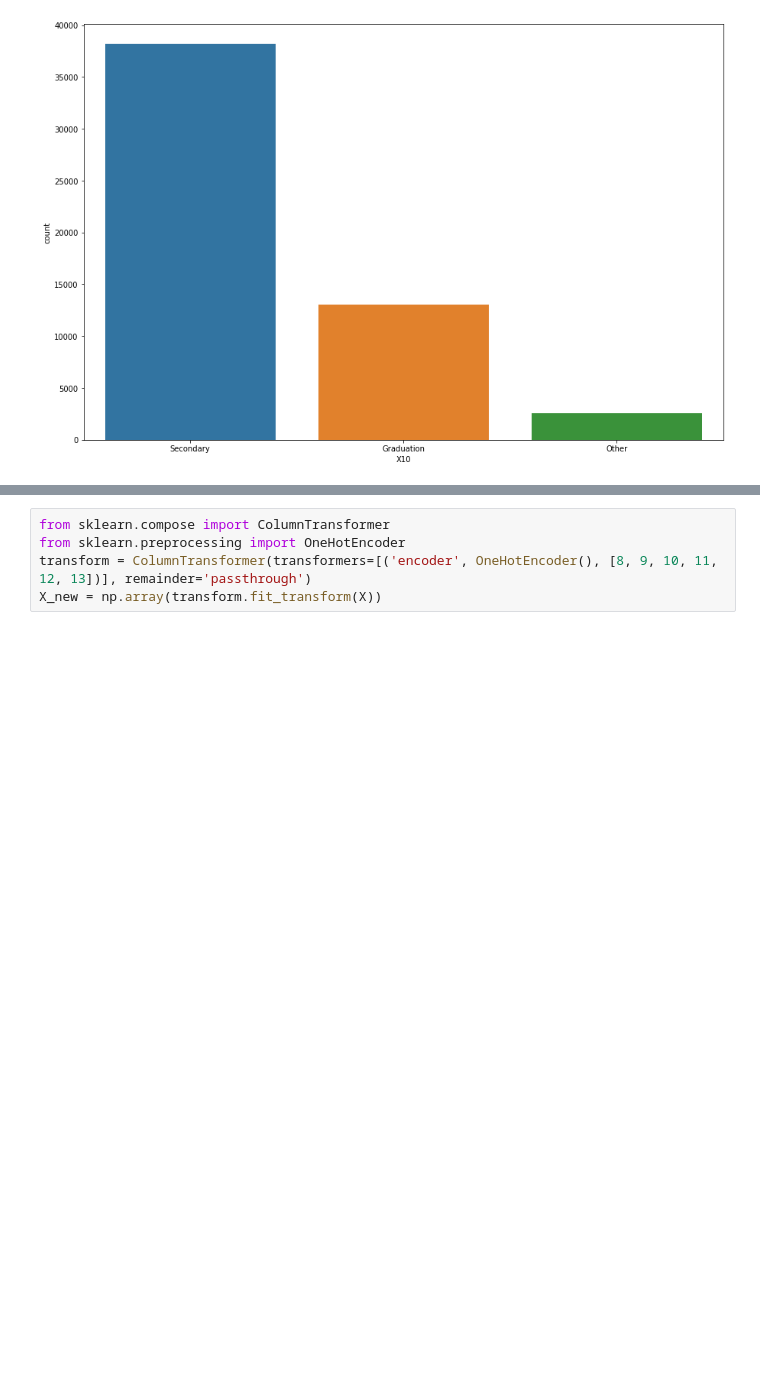
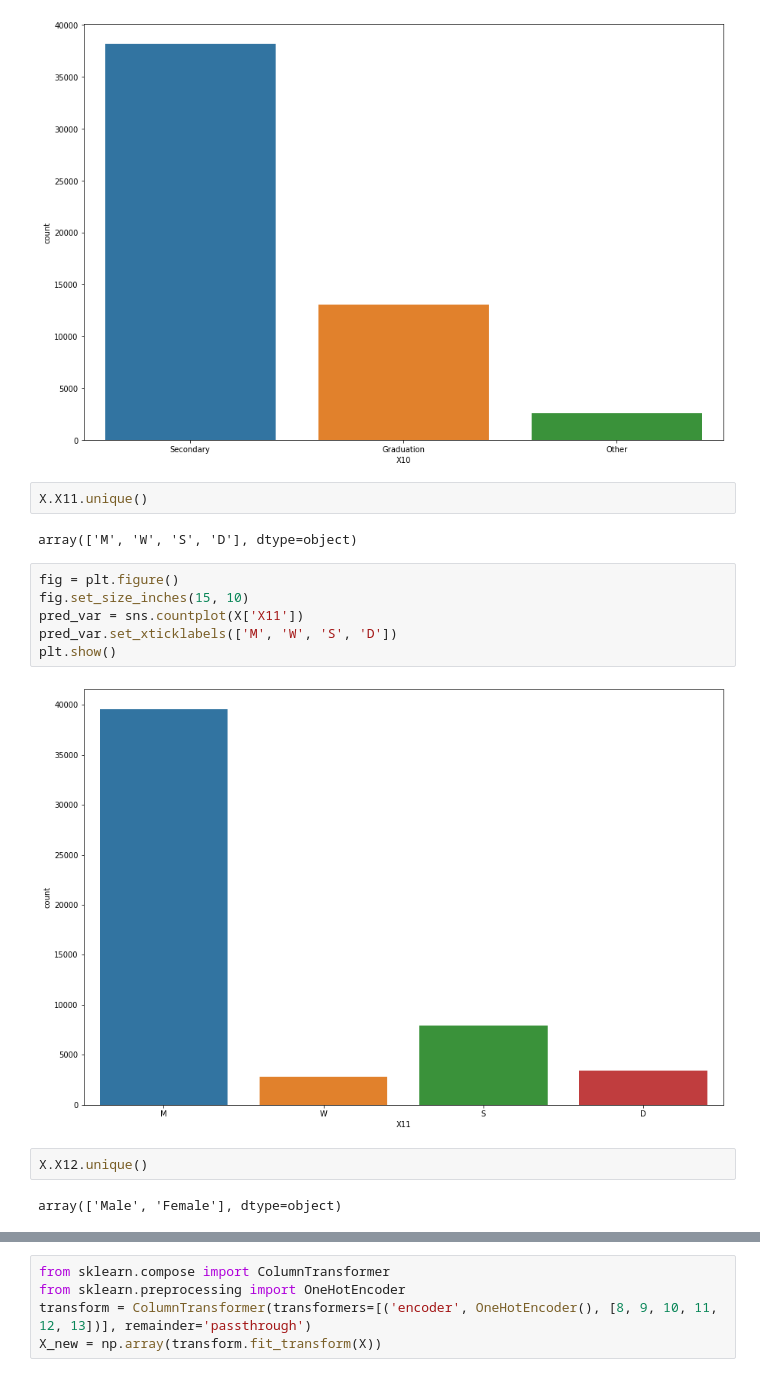
Before and after one commit to Asanka98/Regression, a Jupyter notebook: Logistic Regression/Logistic Regression V1.ipynb, the cells around one changed output, grey strips where cells are left out. Drawn from its saved outputs; the diff is of its cells as text; blank space fills up the shorter version.

```diff
--- a/Logistic Regression/Logistic Regression V1.ipynb
+++ b/Logistic Regression/Logistic Regression V1.ipynb
@@ -341,3 +369,19 @@ pred_var.set_xticklabels(['Secondary', 'Graduation', 'Other'])
 plt.show()
 # %% [output]
 [figure]
+# %%
+X.X11.unique()
+# %% [output]
+array(['M', 'W', 'S', 'D'], dtype=object)
+# %%
+fig = plt.figure()
+fig.set_size_inches(15, 10)
+pred_var = sns.countplot(X['X11'])
+pred_var.set_xticklabels(['M', 'W', 'S', 'D'])
+plt.show()
+# %% [output]
+[figure, added]
+# %%
+X.X12.unique()
+# %% [output]
+array(['Male', 'Female'], dtype=object)
```
Also changed, not shown: parts of 21 cells of this notebook.
